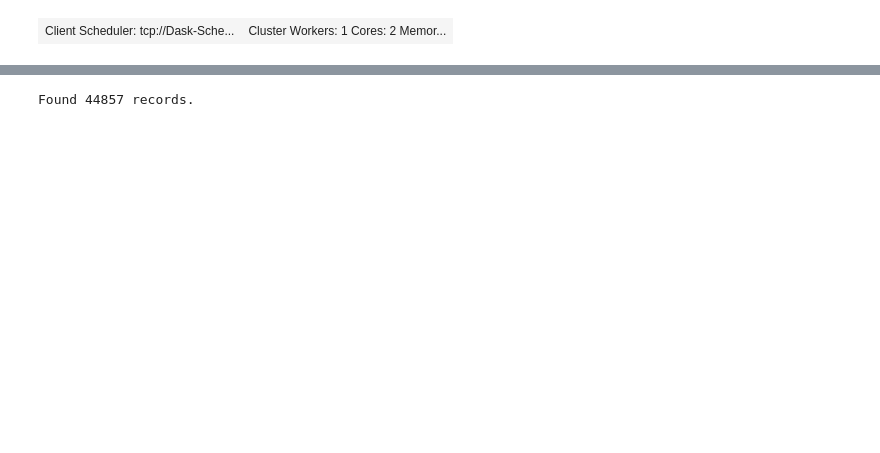
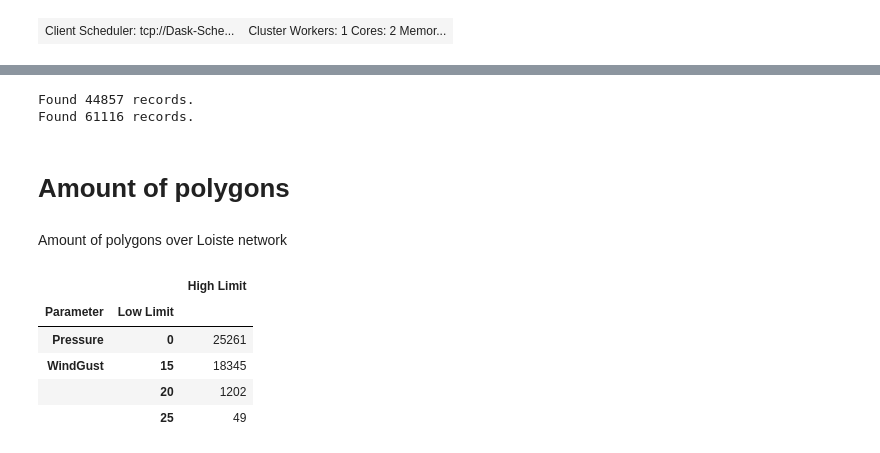
Before and after one commit to fmidev/sasse-polygon-process, a Jupyter notebook: notebooks/data statistics.ipynb, the cells around one changed output, grey strips where cells are left out. Saved outputs shown, nothing was run; the diff lists cells and outputs as text; code cells hidden in the pictures; blank space fills up the shorter version.

```diff
--- a/notebooks/data statistics.ipynb
+++ b/notebooks/data statistics.ipynb
@@ -86,5 +72,7 @@ def get_polygons_over_network(start, end, bbox):
     return results
 # %%
 polygons_loiste = get_polygons_over_network('2010-01-01', '2019-01-01',loiste_bbox)
+polygons_sssoy = get_polygons_over_network('2010-01-01', '2019-01-01',sssoy_bbox)
 # %% [output]
 Found 44857 records.
+Found 61116 records.
@@ -90,0 +84,13 @@ Found 44857 records.
+# %% [markdown]
+# Amount of polygons
+# %% [markdown]
+Amount of polygons over Loiste network
+# %%
+df.groupby(['Parameter', 'Low Limit']).count()
+# %% [output]
+|  |  | High Limit |
+| Parameter | Low Limit |  |
+| Pressure | 0 | 25261 |
+| WindGust | 15 | 18345 |
+|  | 20 | 1202 |
+|  | 25 | 49 |
```
Also changed, not shown: parts of 12 cells of this notebook.
